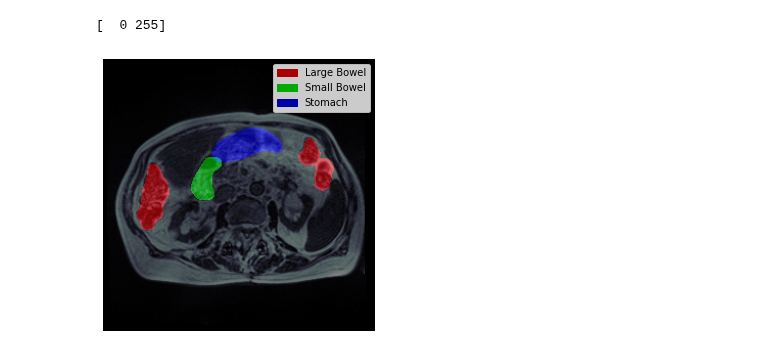
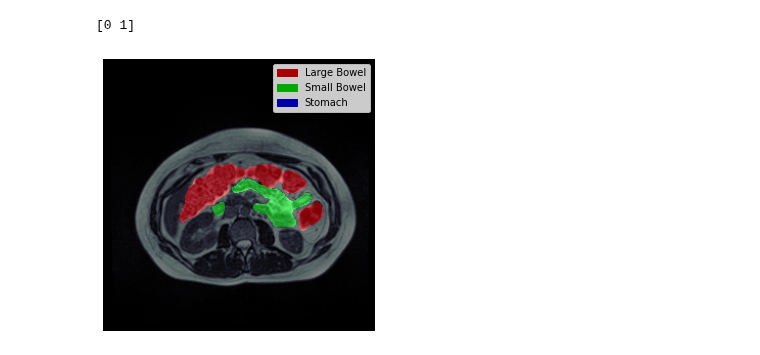
Before and after one commit to zezeze97/kaggle_segmentation, a Jupyter notebook: kaggle_segmentation/check_mask.ipynb, the cells around one changed output. Drawn from its saved outputs; the diff is of its cells as text; code cells hidden in the pictures.

```diff
--- a/kaggle_segmentation/check_mask.ipynb
+++ b/kaggle_segmentation/check_mask.ipynb
@@ -26,14 +26,15 @@ def show_img(img, mask=None):
         plt.legend(handles,labels)
     plt.axis('off')
 # %%
-i=10
-img_name_list = os.listdir('/home/zhangzr/mmsegmentation_kaggle/data/kaggle_segmentation_clean_data/train')
-img = load_img(os.path.join('/home/zhangzr/mmsegmentation_kaggle/data/kaggle_segmentation_clean_data/train',img_name_list[i]))
-mask_path = os.path.join('/home/zhangzr/mmsegmentation_kaggle/data/kaggle_segmentation_clean_data/label_3channel', img_name_list[i])
+i=12
+img_name_list = os.listdir('/home/zhangzr/mmsegmentation_kaggle/data/kaggle_segmentation_data/image')
+img = load_img(os.path.join('/home/zhangzr/mmsegmentation_kaggle/data/kaggle_segmentation_data/image',img_name_list[i]))
+mask_path = os.path.join('/home/zhangzr/mmsegmentation_kaggle/data/kaggle_segmentation_data/label_3channel_convert', img_name_list[i])
 mask = cv2.imread(mask_path, cv2.IMREAD_UNCHANGED)
 print(np.unique(mask))
 plt.figure(figsize=(5,5))
+mask[mask==1]=255
 show_img(img, mask=mask)
 # %% [output]
-[  0 255]
+[0 1]
-[figure, old version]
+[figure, new version]
```
Also changed, not shown: parts of 1 cell of this notebook, 2 other files.
